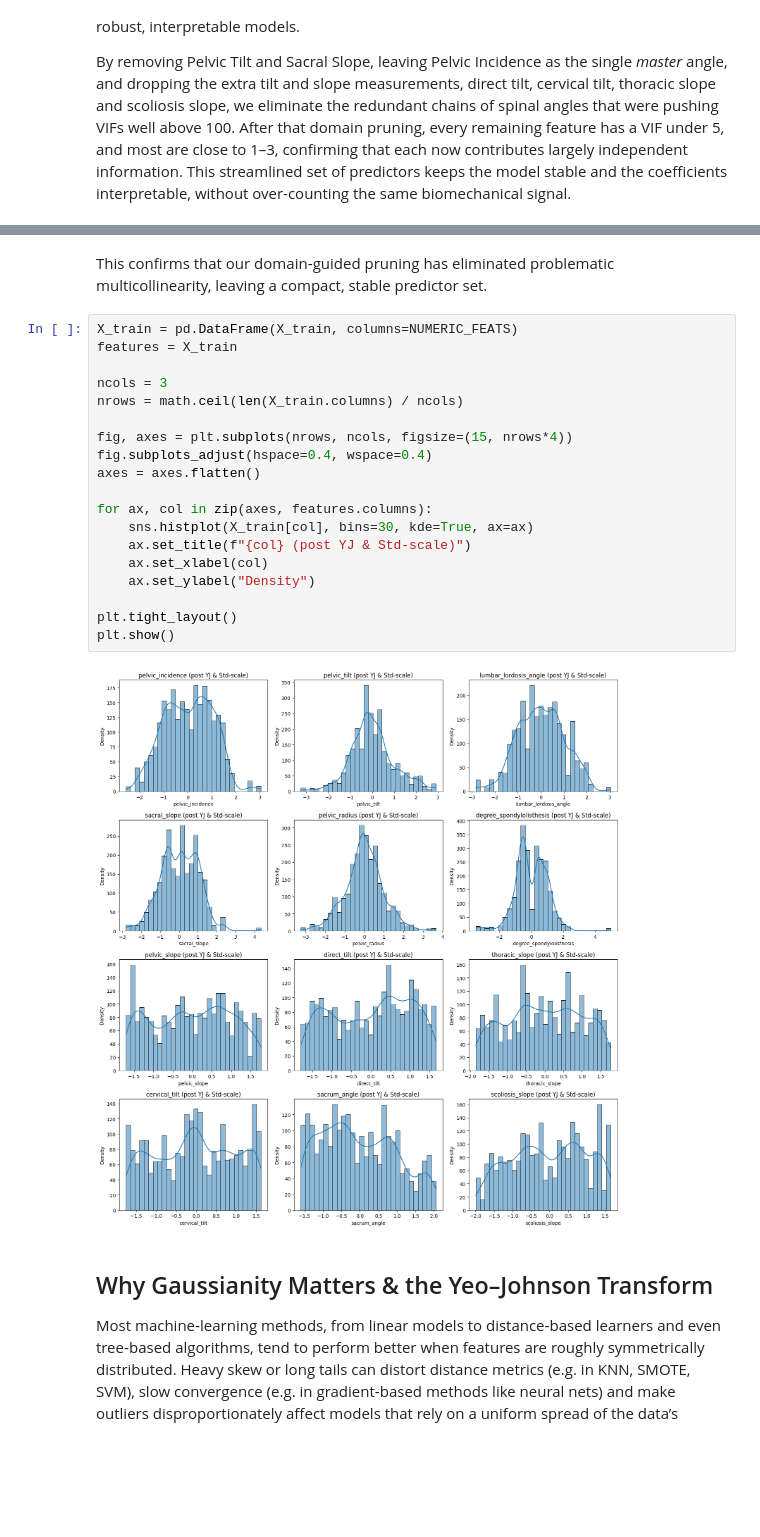
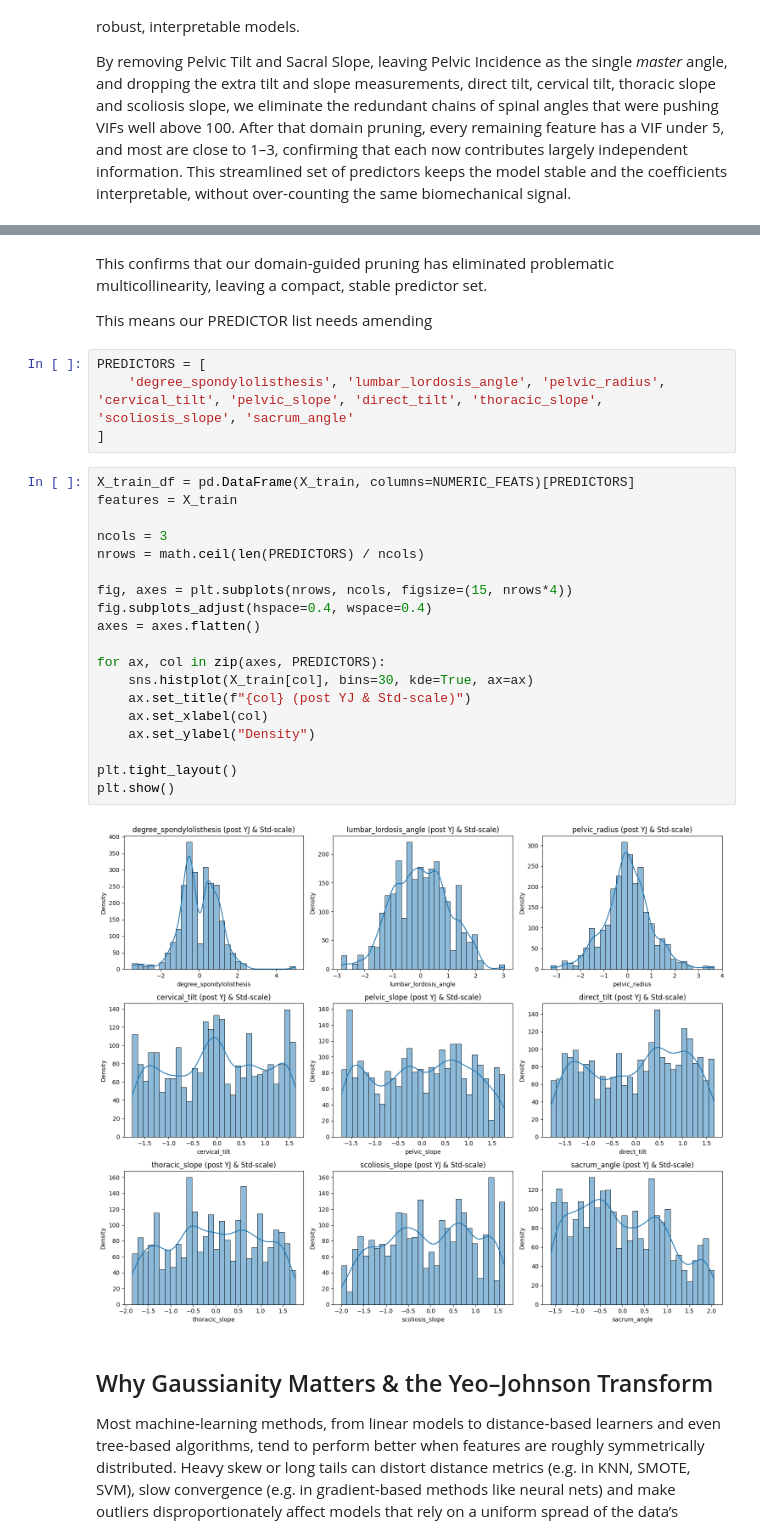
Before and after one commit to DSkilton/ML_Approaches_for_Predicting_Spinal_Disorders, a Jupyter notebook: main.ipynb, the cells around one changed output, grey strips where cells are left out. Cells and saved outputs as stored; diff of their text form; blank space fills up the shorter version.

```diff
--- a/main.ipynb
+++ b/main.ipynb
@@ -305,26 +310,32 @@ print(vif_reduced.sort_values('VIF', ascending=False))
 # %% [markdown]
 This confirms that our domain‐guided pruning has eliminated problematic multicollinearity, leaving a compact, stable predictor set.
+
+This means our PREDICTOR list needs amending
+# %%
+PREDICTORS = [
+    'degree_spondylolisthesis', 'lumbar_lordosis_angle', 'pelvic_radius', 'cervical_tilt', 'pelvic_slope', 'direct_tilt', 'thoracic_slope', 'scoliosis_slope', 'sacrum_angle'
+]
 # %%
-X_train = pd.DataFrame(X_train, columns=NUMERIC_FEATS)
+X_train_df = pd.DataFrame(X_train, columns=NUMERIC_FEATS)[PREDICTORS]
 features = X_train
 
 ncols = 3
-nrows = math.ceil(len(X_train.columns) / ncols)
+nrows = math.ceil(len(PREDICTORS) / ncols)
 
 fig, axes = plt.subplots(nrows, ncols, figsize=(15, nrows*4))
 fig.subplots_adjust(hspace=0.4, wspace=0.4)
 axes = axes.flatten()
 
-for ax, col in zip(axes, features.columns):
+for ax, col in zip(axes, PREDICTORS):
     sns.histplot(X_train[col], bins=30, kde=True, ax=ax)
     ax.set_title(f"{col} (post YJ & Std-scale)")
     ax.set_xlabel(col)
     ax.set_ylabel("Density")
 
 plt.tight_layout()
 plt.show()
 # %% [output]
-[figure, old version]
+[figure, new version]
 # %% [markdown]
 <h2>Why Gaussianity Matters & the Yeo–Johnson Transform</h2>
 Most machine‑learning methods, from linear models to distance‑based learners and even tree‑based algorithms, tend to perform better when features are roughly symmetrically distributed. Heavy skew or long tails can distort distance metrics (e.g. in KNN, SMOTE, SVM), slow convergence (e.g. in gradient‑based methods like neural nets) and make outliers disproportionately affect models that rely on a uniform spread of the data’s variability.
```
Also changed, not shown: parts of 36 cells of this notebook.
